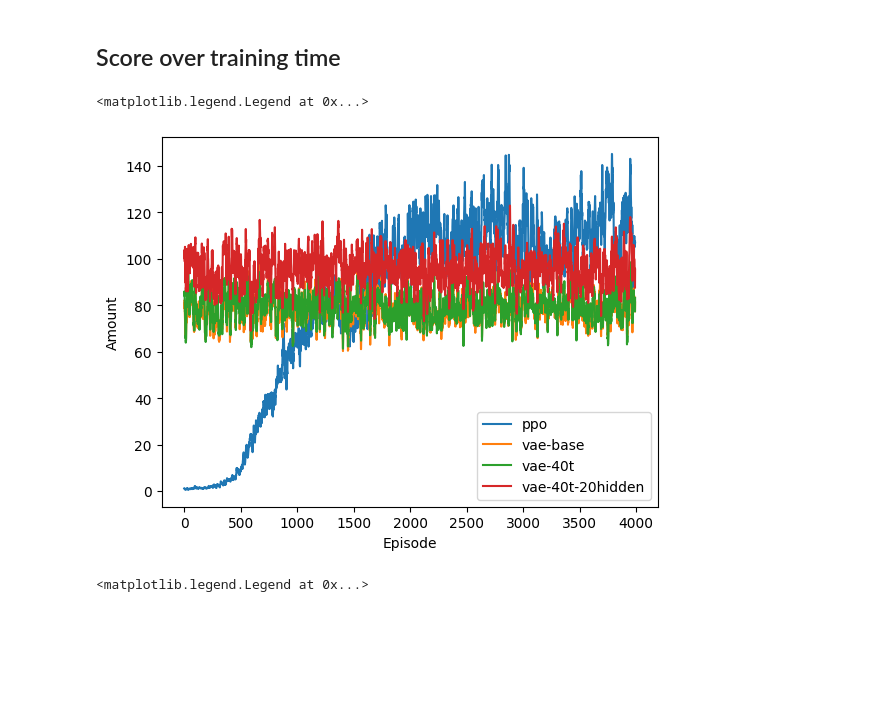
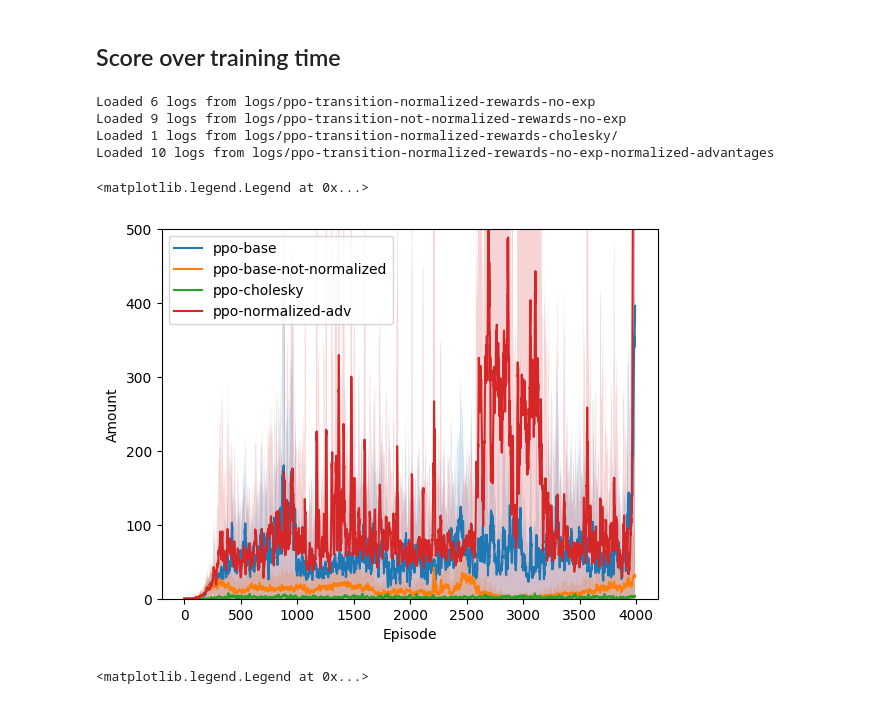
Before and after one commit to FaramirHurin/RL_Attack_September24, a Jupyter notebook: agents-comparison.ipynb, the cells around one changed output. Cells and saved outputs as stored; diff of their text form; code cells hidden in the pictures; blank space fills up the shorter version.

```diff
--- a/agents-comparison.ipynb
+++ b/agents-comparison.ipynb
@@ -20,33 +20,42 @@ for p in params.repeat(10):
 # %%
 import matplotlib.pyplot as plt
 import numpy as np
 from plots import Experiment
 
 logdirs = {
-    "ppo": "logs/ppo/2025-05-21T11-03-57.868549/",
-    "vae-base": "logs/vae/2025-05-21T17-58-17.921210/",
-    "vae-40t": "logs/vae/2025-05-21T20-22-56.256023/",
-    "vae-40t-20hidden": "logs/vae/2025-05-21T20-28-41.368225/"
+    "ppo-base": "logs/ppo-transition-normalized-rewards-no-exp",
+    "ppo-base-not-normalized": "logs/ppo-transition-not-normalized-rewards-no-exp",
+    "ppo-cholesky": "logs/ppo-transition-normalized-rewards-cholesky/",
+    "ppo-normalized-adv": "logs/ppo-transition-normalized-rewards-no-exp-normalized-advantages",
+    # "ppo-exp": "logs/ppo-transition-normalized-rewards-exp",
+    # "vae-base": "logs/vae/2025-05-21T17-58-17.921210/",
+    # "vae-40t": "logs/vae/2025-05-21T20-22-56.256023/",
+    # "vae-40t-20hidden": "logs/vae/2025-05-21T20-28-41.368225/"
 }
 
 def moving_average(x, w=10):
-    return np.convolve(x, np.ones(w), 'valid') / w
+    return np.convolve(x, np.ones(w), "valid") / w
 
 for label, logdir in logdirs.items():
     logs = Experiment.from_directory(logdir)
 
     mean = np.mean(logs.amounts_over_time, axis=0)
     mean = moving_average(mean, 10)
-    ci95 = 1.96 * np.std(logs.amounts_over_time, axis=0) / np.sqrt(len(logs.amounts_over_time))
-    ci95 = moving_average(ci95, 10)
+    std  = np.std(logs.amounts_over_time, axis=0)
+    std = moving_average(std, 10)
     plt.plot(mean, label=label)
-    plt.fill_between(range(len(mean)), mean - ci95, mean + ci95, alpha=0.2)
+    plt.fill_between(range(len(mean)), mean - std, mean + std, alpha=0.2)
 plt.xlabel("Episode")
 plt.ylabel("Amount")
+plt.ylim(0, 500)
 plt.legend()
 # %% [output]
-<matplotlib.legend.Legend at 0x...>
+Loaded 6 logs from logs/ppo-transition-normalized-rewards-no-exp
+Loaded 9 logs from logs/ppo-transition-not-normalized-rewards-no-exp
+Loaded 1 logs from logs/ppo-transition-normalized-rewards-cholesky/
+Loaded 10 logs from logs/ppo-transition-normalized-rewards-no-exp-normalized-advantages
+<matplotlib.legend.Legend at 0x...>
-[figure, old version]
+[figure, new version]
 # %%
 for label, logdir in logdirs.items():
     logs = Experiment.from_directory(logdir)
```
Also changed, not shown: 12 other files.
